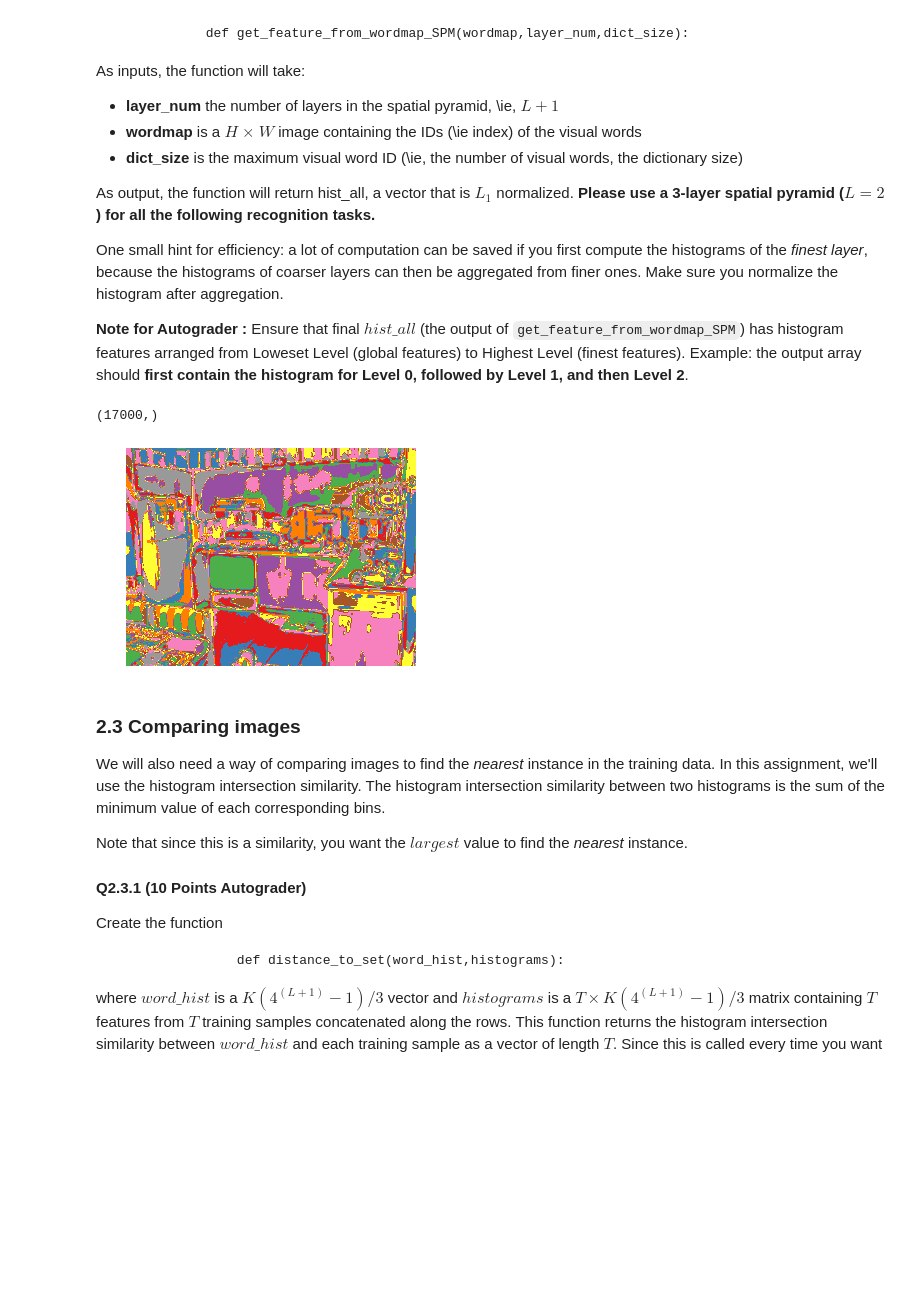
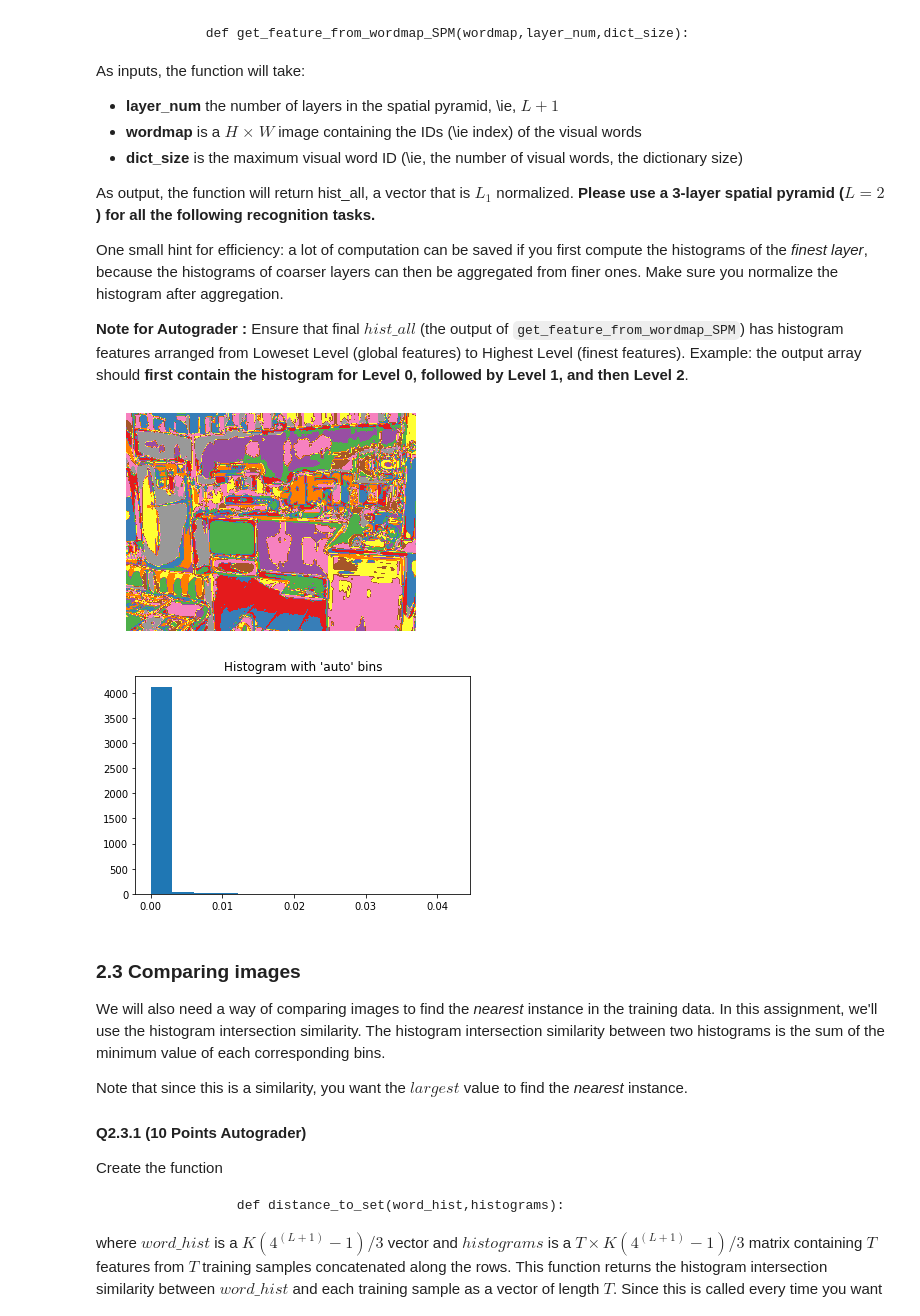
Before and after one commit to BeQuiet00/16720_Computer_Vision, a Jupyter notebook: hw2/p2.ipynb, the cells around one changed output. Drawn from its saved outputs; the diff is of its cells as text; code cells hidden in the pictures; blank space fills up the shorter version.

```diff
--- a/hw2/p2.ipynb
+++ b/hw2/p2.ipynb
@@ -178,7 +179,8 @@ def get_feature_from_wordmap_SPM(wordmap, layer_num, dict_size):
     # YOUR CODE HERE
 
     weight = 1/2
-    hist_all = np.empty((0,), np.float)
+    hist_all = np.zeros((dict_size, int((4**(L + 1) -1)/3)))
+    hist_idx = 0
 
     # raise NotImplementedError()
     '''
@@ -189,7 +191,7 @@ def get_feature_from_wordmap_SPM(wordmap, layer_num, dict_size):
     '''
     # YOUR CODE HERE
 
-    patch_num = int(2**layer_num)
+    patch_num = int(2**L)
     patch_arr_hist = np.zeros((patch_num, patch_num, dict_size))
 
     for r_idx in range(patch_num):
@@ -197,8 +199,9 @@ def get_feature_from_wordmap_SPM(wordmap, layer_num, dict_size):
             patch = wordmap[r_idx*patch_height: (r_idx+1)*patch_height, c_idx*patch_width: (c_idx+1)*patch_width]
             patch_hist = get_feature_from_wordmap(patch, dict_size)
             patch_arr_hist[r_idx, c_idx, :] = patch_hist
+            hist_all[:, hist_idx] = np.transpose(patch_hist) * weight
+            hist_idx += 1
     previous_hist = np.copy(patch_arr_hist)
-    hist_all = np.append(patch_arr_hist.flatten()*weight, hist_all)
 
     for layer in range(layer_num-1, -1, -1):
         patch_num //= 2
@@ -206,46 +209,46 @@ def get_feature_from_wordmap_SPM(wordmap, layer_num, dict_size):
         patch_arr_hist = np.zeros((patch_num, patch_num, dict_size))
         for r_idx in range(patch_num):
             for c_idx in range(patch_num):
-                patch_arr_hist[r_idx, c_idx, :] = np.sum(previous_hist[r_idx*2: (r_idx*1)*2, c_idx*2: (c_idx+1)*2, :], axis=(0, 1))
+                patch_hist = np.sum(previous_hist[r_idx*2: (r_idx*1)*2, c_idx*2: (c_idx+1)*2, :], axis=(0, 1))
+                patch_arr_hist[r_idx, c_idx, :] = patch_hist
+                hist_all[:, hist_idx] = np.transpose(patch_hist) * weight
+                hist_idx += 1
         previous_hist = np.copy(patch_arr_hist)
-        hist_all = np.append(patch_arr_hist.flatten()*weight, hist_all)
 
-    hist_all = hist_all/np.sum(hist_all)
+    hist_all = hist_all.flatten()/np.sum(hist_all)
 
     # raise NotImplementedError()
     return hist_all
 # %%
 from skimage import io
 import matplotlib.pyplot as plt
 
 dictionary = np.load('dictionary.npy')
 
 def save_wordmap(wordmap, filename):
     fig = plt.figure(2)
     plt.axis('equal')
     plt.axis('off')
     plt.imshow(wordmap, cmap="Set1")
     # plt.savefig(filename, pad_inches=0)
 
 
 path_img = "./data/kitchen/sun_abtdlltafvpypcff.jpg"
 image = io.imread(path_img)
 image = image.astype('float')/255
 wordmap = get_visual_words(image, dictionary)
 
 save_wordmap(wordmap, "./data/map1.jpg")
 
 hist = get_feature_from_wordmap_SPM(wordmap, 3, dictionary.shape[0])
 
-print(hist.shape)
-
 plt.figure(3)
-_ = plt.hist(hist[0], bins='auto')  # arguments are passed to np.histogram
+_ = plt.hist(hist, bins='auto')  # arguments are passed to np.histogram
 plt.title("Histogram with 'auto' bins")
 plt.show()
 # %% [output]
-(17000,)
 [figure]
+[figure, added]
 # %% [markdown]
 ### 2.3 Comparing images
 
```
Also changed, not shown: parts of 3 cells of this notebook, 6 other files.
